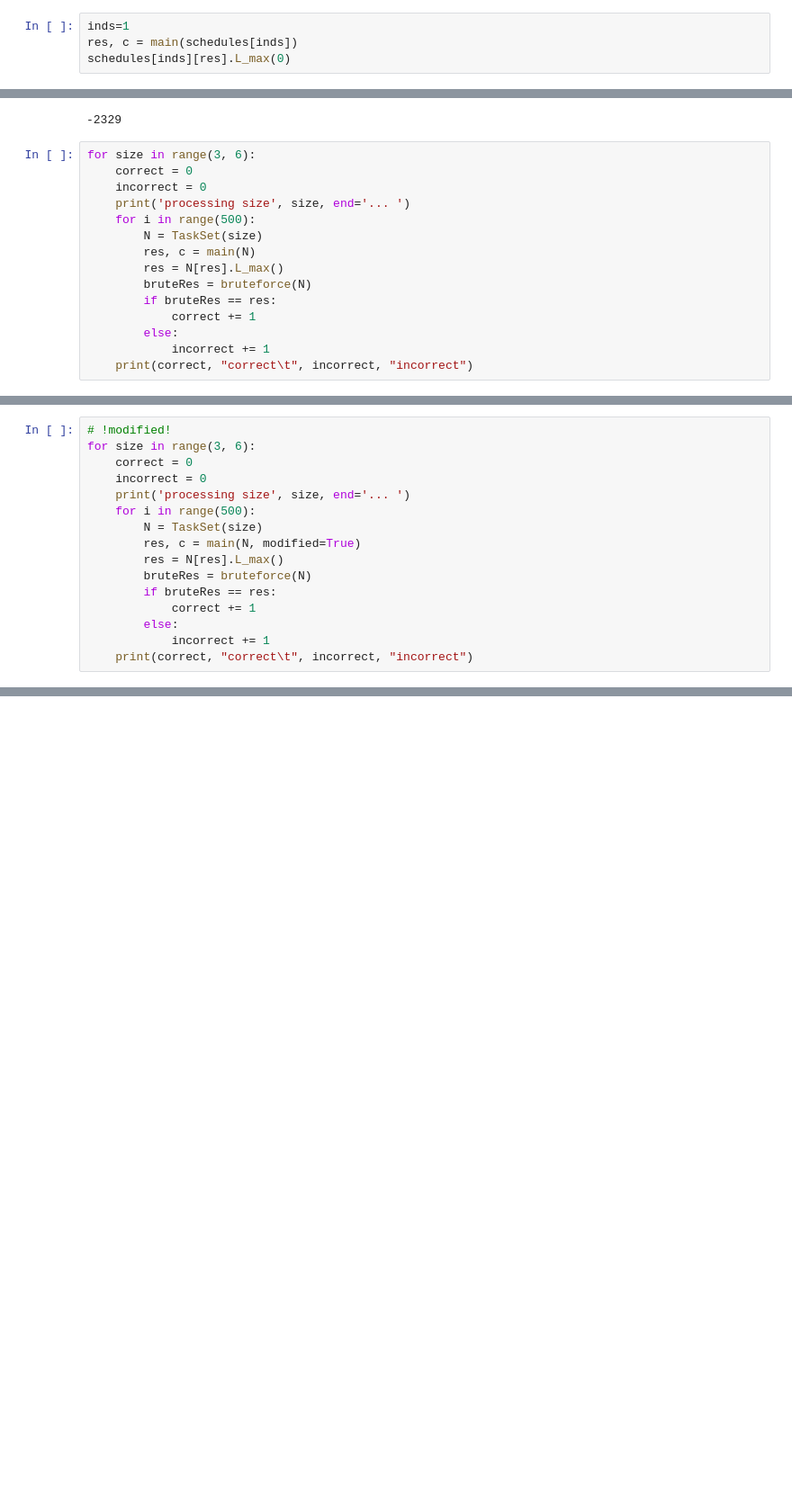
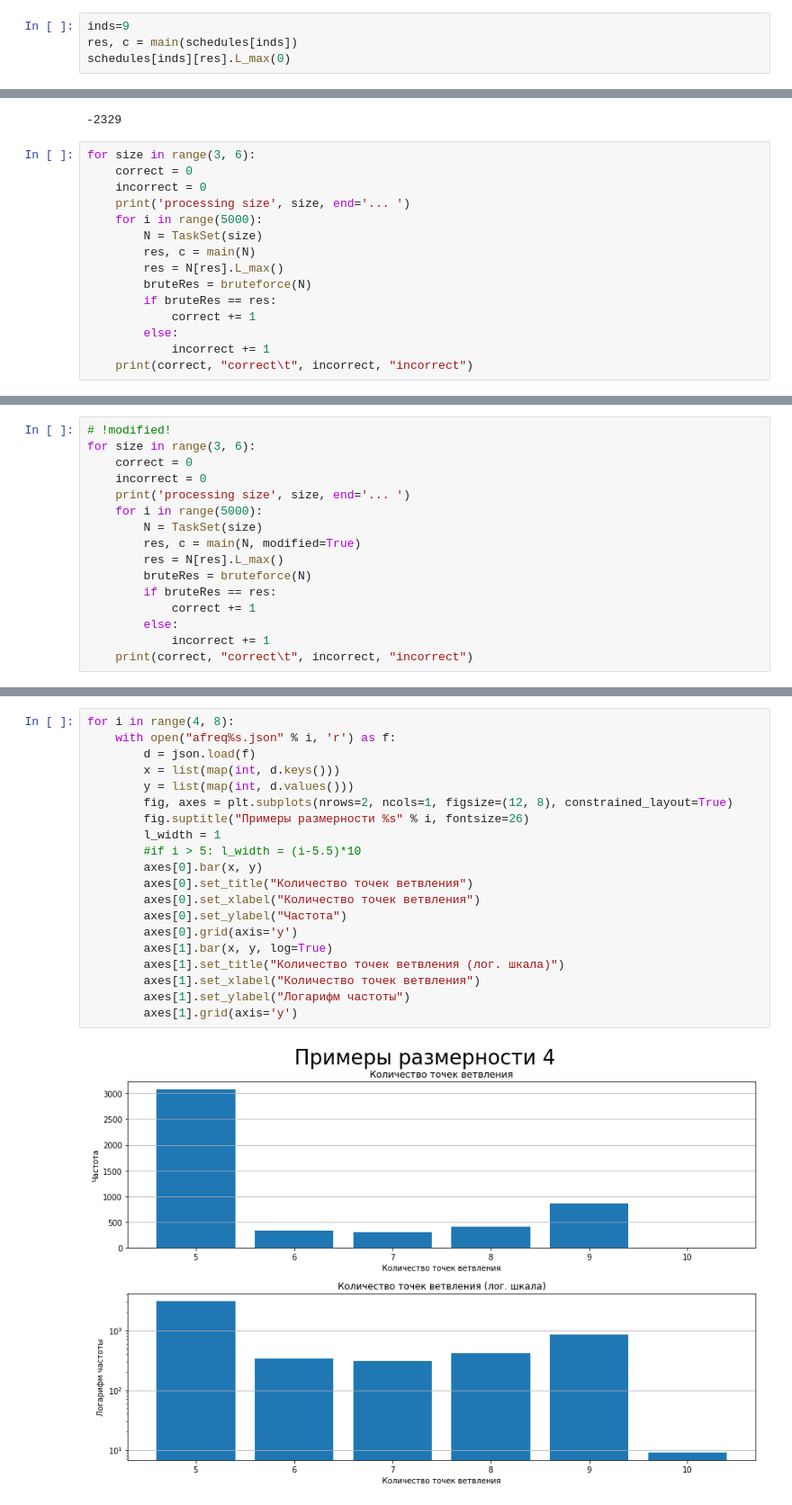
Before and after one commit to andtun/schedules, a Jupyter notebook: Untitled.ipynb, the cells around one changed output, grey strips where cells are left out. Shown at 90% size. Drawn from its saved outputs; the diff is of its cells as text; blank space fills up the shorter version.

```diff
--- a/Untitled.ipynb
+++ b/Untitled.ipynb
@@ -219,7 +219,7 @@ for fname in glob.glob("./tasks/*.txt"):
     a = np.array(list(f.split() for f in file.readlines()[:-2])).astype(int)
     schedules.append(TaskSet(a))
 # %%
-inds=1
+inds=9
 res, c = main(schedules[inds])
 schedules[inds][res].L_max(0)
 # %% [output]
@@ -278,7 +282,7 @@ for size in range(3, 6):
     correct = 0
     incorrect = 0
     print('processing size', size, end='... ')
-    for i in range(500):
+    for i in range(5000):
         N = TaskSet(size)
         res, c = main(N)
         res = N[res].L_max()
@@ -298,7 +303,7 @@ for size in range(3, 6):
     correct = 0
     incorrect = 0
     print('processing size', size, end='... ')
-    for i in range(500):
+    for i in range(5000):
         N = TaskSet(size)
         res, c = main(N, modified=True)
         res = N[res].L_max()
@@ -359,0 +363,22 @@ for size in range(4, 8):
+# %%
+for i in range(4, 8):
+    with open("afreq%s.json" % i, 'r') as f:
+        d = json.load(f)
+        x = list(map(int, d.keys()))
+        y = list(map(int, d.values()))
+        fig, axes = plt.subplots(nrows=2, ncols=1, figsize=(12, 8), constrained_layout=True)
+        fig.suptitle("Примеры размерности %s" % i, fontsize=26)
+        l_width = 1
+        #if i > 5: l_width = (i-5.5)*10
+        axes[0].bar(x, y)
+        axes[0].set_title("Количество точек ветвления")
+        axes[0].set_xlabel("Количество точек ветвления")
+        axes[0].set_ylabel("Частота")
+        axes[0].grid(axis='y')
+        axes[1].bar(x, y, log=True)
+        axes[1].set_title("Количество точек ветвления (лог. шкала)")
+        axes[1].set_xlabel("Количество точек ветвления")
+        axes[1].set_ylabel("Логарифм частоты")
+        axes[1].grid(axis='y')
+# %% [output]
+[figure, added]
```
Also changed, not shown: parts of 8 cells of this notebook.
